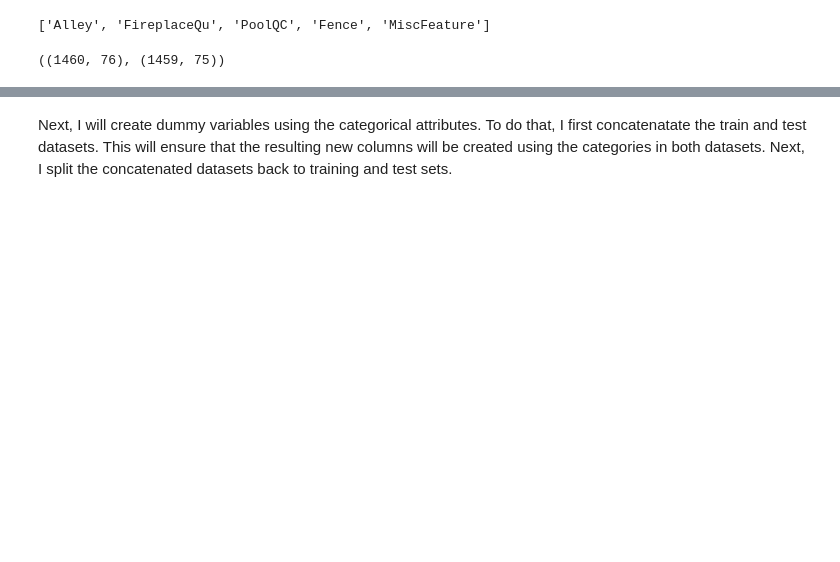
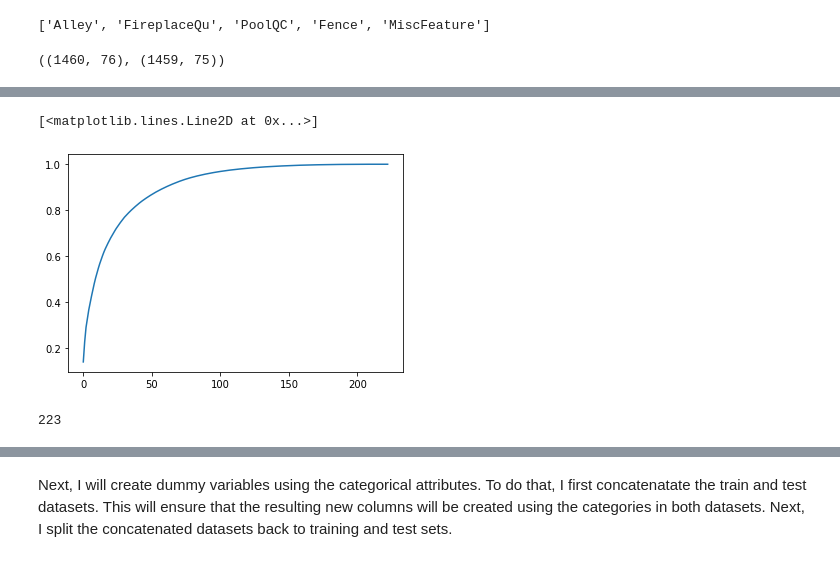
Before and after one commit to allakulov/Udacity_houseprices, a Jupyter notebook: Udacity_capstone.ipynb, the cells around one changed output, grey strips where cells are left out. Saved outputs shown, nothing was run; the diff lists cells and outputs as text; code cells hidden in the pictures; blank space fills up the shorter version.

```diff
--- a/Udacity_capstone.ipynb
+++ b/Udacity_capstone.ipynb
@@ -207,0 +630,13 @@ test = categorical_na(test)
+# %%
+from sklearn.preprocessing import MinMaxScaler
+from sklearn.decomposition import PCA
+
+# Create dataframe for all numerica values
+df_pca = train
+# Standardize
+x = MinMaxScaler().fit_transform(df_pca)
+# Apply PCA
+pca = PCA()
+principalComponents = pca.fit_transform(x)
+#plt.figure(figsize = (15, 8))
+#p = sns.barplot(np.arange(1,len(df_pca.columns+1),1), pca.explained_variance_ratio_)
@@ -207,0 +679,9 @@ test = categorical_na(test)
+# %%
+plt.plot(np.cumsum(pca.explained_variance_ratio_))
+# %% [output]
+[<matplotlib.lines.Line2D at 0x...>]
+[figure, added]
+# %%
+len(df_pca.columns)
+# %% [output]
+223
```
Also changed, not shown: parts of 128 cells of this notebook.
